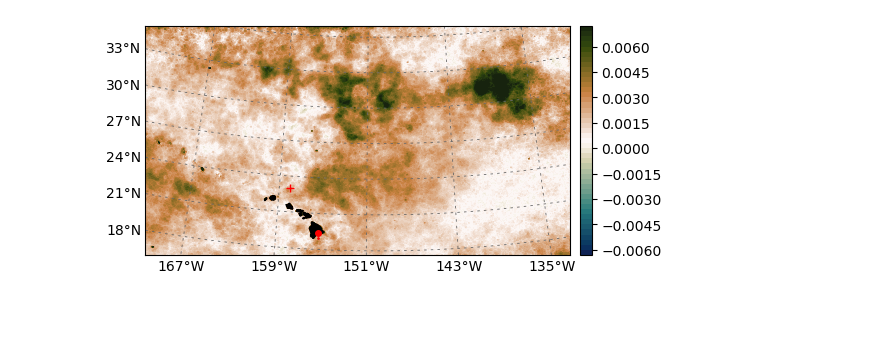
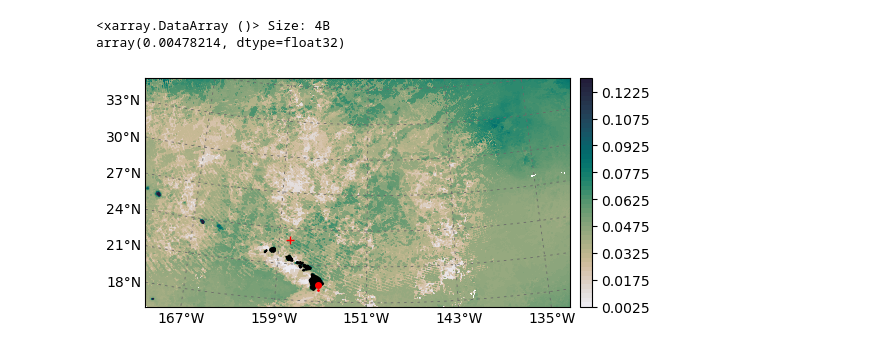
Before and after one commit to jamiesash/climate, a Jupyter notebook: code/pycode/sum_climatology_fig.ipynb, the cells around one changed output. Drawn from its saved outputs; the diff is of its cells as text; code cells hidden in the pictures; blank space fills up the shorter version.

```diff
--- a/code/pycode/sum_climatology_fig.ipynb
+++ b/code/pycode/sum_climatology_fig.ipynb
@@ -12,12 +12,18 @@ from mpl_toolkits.basemap import Basemap
 from matplotlib import colors
 # %%
 # Global Ocean Colour (Copernicus-GlobColour), Bio-Geo-Chemical, L4 (monthly and interpolated) from Satellite Observations (Near Real Time)
-file_id = Dataset('../../data/chl/climatology_mon_sum_20240808.nc')
-ras = file_id.variables["CHL"][:]
+file_id = Dataset('../../data/chl/climate_slope/chla_day_summer_mean_20260403.nc')
+ras = file_id.variables["CHL_anom_mean"][:]
 #mask = file_id.variables["mask"][:]
 lat = file_id.variables["latitude"][:]
 lon = file_id.variables["longitude"][:]
 file_id.close()
+# %%
+
+ras.min()
+# %% [output]
+<xarray.DataArray ()> Size: 4B
+array(0.00478214, dtype=float32)
 # %%
 
 # convert to xarray.
@@ -27,12 +33,12 @@ ras = xr.DataArray(ras,
 
 # fudging the nubers to get the colormap nice.
 # ras_colorbar = ras.clip(min = 0, max = 0.012, keep_attrs=False)
-ras = ras.clip(min = -0.006, max = 0.007, keep_attrs=False)
-# ras = ras.clip(min = -0.0001, max = 0.0075, keep_attrs=False)
+# ras = ras.clip(min = -0.006, max = 0.007, keep_attrs=False)
+ras = ras.clip(min = 0.004, max = 0.13, keep_attrs=False)
 # ras_f = ras.clip(min=0, max=, keep_attrs=True)
 # ras_f = ras_f.fillna(np.nanmax(ras_f.values))
 # %%
-divnorm = colors.TwoSlopeNorm(vmin = np.nanmin(ras.data), vcenter = 0, vmax = np.nanmax(ras.data))
+#divnorm = colors.TwoSlopeNorm(vmin = np.nanmin(ras.data), vcenter = 0, vmax = np.nanmax(ras.data))
 
 # Calculate the bounds of the data
 lon_bounds = [ras.y.min(), ras.y.max()]
@@ -45,35 +51,35 @@ m = Basemap(projection='lcc', resolution='h',
             llcrnrlon=-170, urcrnrlon=-130,
             lat_0 = 30, lon_0 = -150,
             width=5.1E6, height=5E6)
 
 # Convert latitude and longitude to map projection coordinates.
 x_map, y_map = np.meshgrid(ras.y, ras.x)
 x, y = m(x_map, y_map)
 # Plot data.
-contour = m.contourf(x, y, ras, cmap = cmocean.cm.tarn_r, levels=100, extend='both') # , norm=divnorm)
+contour = m.contourf(x, y, ras, cmap = cmocean.cm.rain, levels=100, extend='both') # , norm=divnorm)
 m.fillcontinents(color = 'black')
 # Add grid lines
 parallels = m.drawparallels(np.arange(18, 40, 3), labels=[1,0,0,0], textcolor = 'black', color = "dimgrey", fontsize=10, dashes=(3, 5), linewidth = 0.6)
 meridians =  m.drawmeridians(np.arange(-175, -130, 8), labels=[0,0,0,1], textcolor = 'black', color = "dimgrey", fontsize=10, dashes=(3, 5),linewidth = 0.6)
 # Draw parallels and meridians with customized gridline alpha and label colors
 m.drawcoastlines(color='black')
 
 # Plot Station Aloha (23N, 158W)
 xa, ya = m(-158, 23)
 m.plot(xa, ya, marker='+', color='red', markersize=6, label='Stn. ALOHA', linestyle='None')
 # Plot Seamount  18.92, -155.27 (19N, 155W)
 xs, ys = m(-155.27, 18.92)
 m.plot(xs, ys, marker='.', color='red', markersize=2, label='Kamaʻehuakanaloa', linestyle='None')
 # Plot Seamount Mnt. K (19.406893, -155.283386)
 xs, ys = m(-155.283386, 19.406893)
 m.plot(xs, ys, marker='o', color='red', markersize=4, label='Kilauea', linestyle='None')
 
 # add colorbar.
-c = ax1.contourf(ras.y, ras.x, ras, levels = 50, cmap = cmocean.cm.tarn_r)#, norm=divnorm)
+c = ax1.contourf(ras.y, ras.x, ras, levels = 50, cmap = cmocean.cm.rain)#, norm=divnorm)
 cbar = fig.colorbar(c, shrink = 0.54, pad = 0.02)
 # plt.title("Summertime mean chlorophyll anomaly from 1997 to 2023 [$mg$ $m^{-3}$]")
-plt.savefig('../../figures/climatology_chl_20260315.png', bbox_inches='tight', dpi=600)
-plt.savefig('../../figures/climatology_chl_20260315.pdf', bbox_inches='tight', dpi=600)
+#plt.savefig('../../figures/climatology_chl_20260315.png', bbox_inches='tight', dpi=600)
+#plt.savefig('../../figures/climatology_chl_20260315.pdf', bbox_inches='tight', dpi=600)
 plt.show()
 # %% [output]
-[figure, old version]
+[figure, new version]
```
Also changed, not shown: 5 other files.
